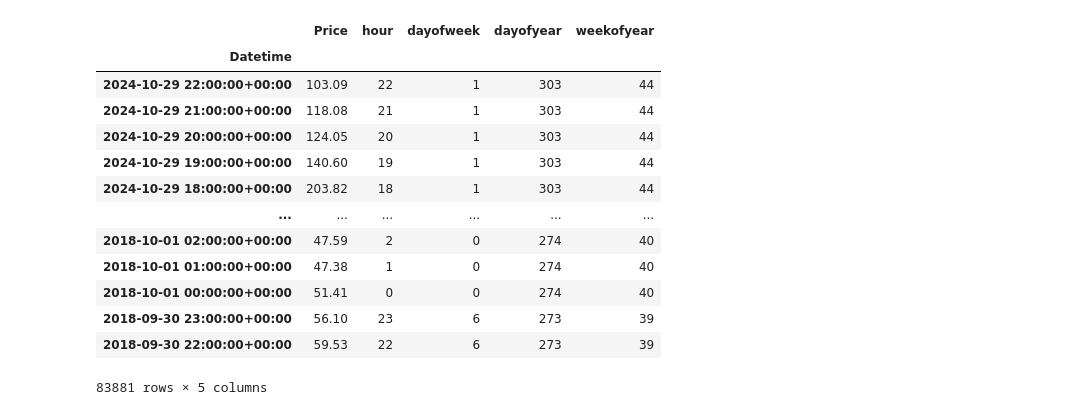
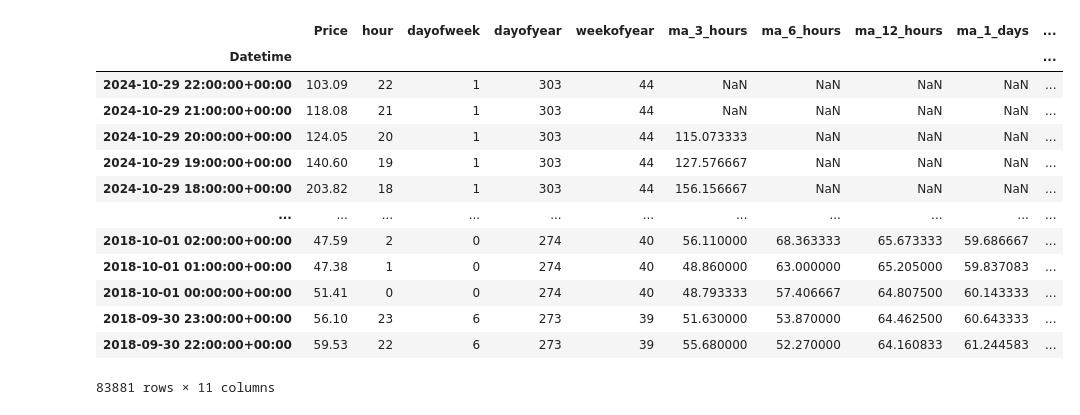
Before and after one commit to YukaNakamoto/LSDI-Project-, a Jupyter notebook: models/benchmark.ipynb, the cells around one changed output. Saved outputs shown, nothing was run; the diff lists cells and outputs as text; code cells hidden in the pictures.

```diff
--- a/models/benchmark.ipynb
+++ b/models/benchmark.ipynb
@@ -34,29 +34,36 @@ plt.show()
 # %%
 def create_features(df):
     df = df.copy()
     df['hour'] = df.index.hour
     df['dayofweek'] = df.index.dayofweek
     df['dayofyear'] = df.index.dayofyear
     df['weekofyear'] = df.index.isocalendar().week
+
+    for window in [3, 6, 12]: # hours
+        df[f'ma_{int(window)}_hours'] = df['Price'].rolling(window=window).mean()
+
+    for window in [24, 72, 168]:  # 1 day 3 days, and 1 week
+        df[f'ma_{int(window / 24)}_days'] = df['Price'].rolling(window=window).mean()
+
     return df
 
 df = create_features(df)
 df
 # %% [output]
-|  | Price | hour | dayofweek | dayofyear | weekofyear |
-| Datetime |  |  |  |  |  |
-| 2024-10-29 22:00:00+00:00 | 103.09 | 22 | 1 | 303 | 44 |
-| 2024-10-29 21:00:00+00:00 | 118.08 | 21 | 1 | 303 | 44 |
-| 2024-10-29 20:00:00+00:00 | 124.05 | 20 | 1 | 303 | 44 |
-| 2024-10-29 19:00:00+00:00 | 140.60 | 19 | 1 | 303 | 44 |
-| 2024-10-29 18:00:00+00:00 | 203.82 | 18 | 1 | 303 | 44 |
-| ... | ... | ... | ... | ... | ... |
-| 2018-10-01 02:00:00+00:00 | 47.59 | 2 | 0 | 274 | 40 |
-| 2018-10-01 01:00:00+00:00 | 47.38 | 1 | 0 | 274 | 40 |
-| 2018-10-01 00:00:00+00:00 | 51.41 | 0 | 0 | 274 | 40 |
-| 2018-09-30 23:00:00+00:00 | 56.10 | 23 | 6 | 273 | 39 |
-| 2018-09-30 22:00:00+00:00 | 59.53 | 22 | 6 | 273 | 39 |
+|  | Price | hour | dayofweek | dayofyear | weekofyear | ma_3_hours | ma_6_hours | ma_12_hours | ma_1_days | ... |
+| Datetime |  |  |  |  |  |  |  |  |  | ... |
+| 2024-10-29 22:00:00+00:00 | 103.09 | 22 | 1 | 303 | 44 | NaN | NaN | NaN | NaN | ... |
+| 2024-10-29 21:00:00+00:00 | 118.08 | 21 | 1 | 303 | 44 | NaN | NaN | NaN | NaN | ... |
+| 2024-10-29 20:00:00+00:00 | 124.05 | 20 | 1 | 303 | 44 | 115.073333 | NaN | NaN | NaN | ... |
+| 2024-10-29 19:00:00+00:00 | 140.60 | 19 | 1 | 303 | 44 | 127.576667 | NaN | NaN | NaN | ... |
+| 2024-10-29 18:00:00+00:00 | 203.82 | 18 | 1 | 303 | 44 | 156.156667 | NaN | NaN | NaN | ... |
+| ... | ... | ... | ... | ... | ... | ... | ... | ... | ... | ... |
+| 2018-10-01 02:00:00+00:00 | 47.59 | 2 | 0 | 274 | 40 | 56.110000 | 68.363333 | 65.673333 | 59.686667 | ... |
+| 2018-10-01 01:00:00+00:00 | 47.38 | 1 | 0 | 274 | 40 | 48.860000 | 63.000000 | 65.205000 | 59.837083 | ... |
+| 2018-10-01 00:00:00+00:00 | 51.41 | 0 | 0 | 274 | 40 | 48.793333 | 57.406667 | 64.807500 | 60.143333 | ... |
+| 2018-09-30 23:00:00+00:00 | 56.10 | 23 | 6 | 273 | 39 | 51.630000 | 53.870000 | 64.462500 | 60.643333 | ... |
+| 2018-09-30 22:00:00+00:00 | 59.53 | 22 | 6 | 273 | 39 | 55.680000 | 52.270000 | 64.160833 | 61.244583 | ... |
-83881 rows × 5 columns
+83881 rows × 11 columns
 # %%
 train = create_features(train)
 test = create_features(test)
```
Also changed, not shown: parts of 9 cells of this notebook, 3 other files.
